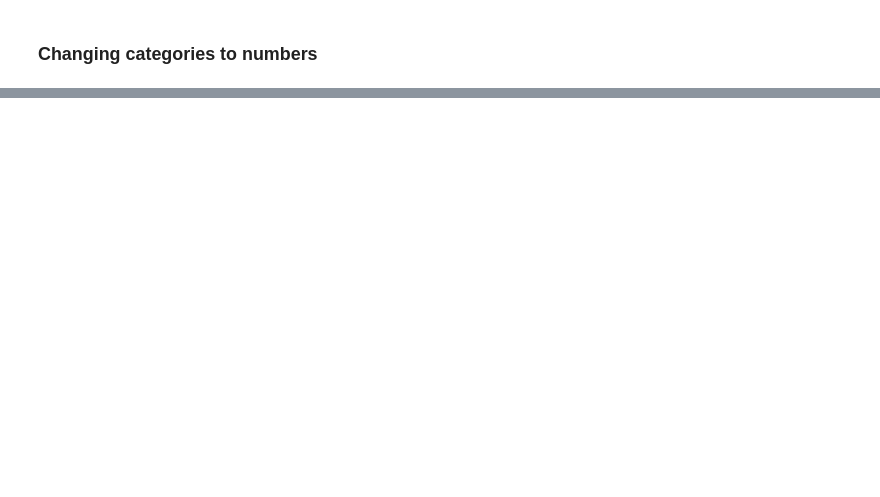
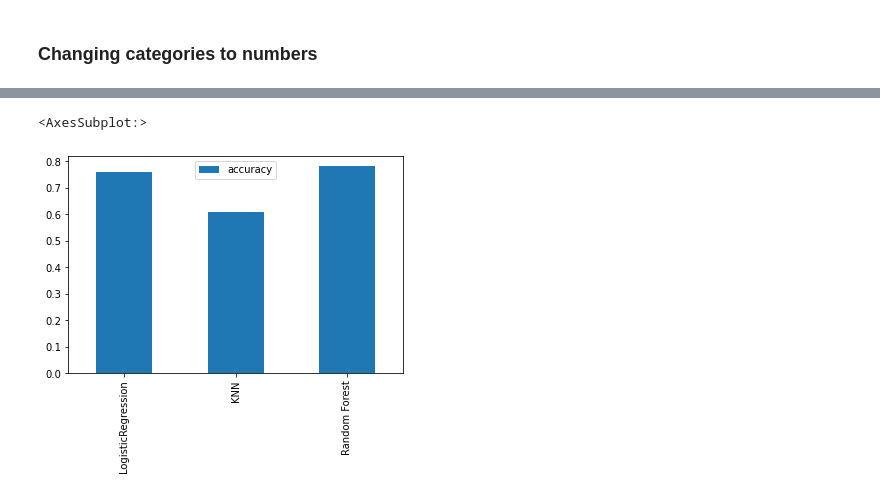
Before and after one commit to Shahnewaz-Karim/Titanic_survival_prediction_LogReg_KN_RF, a Jupyter notebook: Titanic survival prediction.ipynb, the cells around one changed output, grey strips where cells are left out. Cells and saved outputs as stored; diff of their text form; code cells hidden in the pictures; blank space fills up the shorter version.

```diff
--- a/Titanic survival prediction.ipynb
+++ b/Titanic survival prediction.ipynb
@@ -458,0 +573,39 @@ Name: Embarked, dtype: int64
+# %%
+# A dictionary of the models
+
+models = {"LogisticRegression": LogisticRegression(),
+          "KNN": KNeighborsClassifier(),
+          "Random Forest": RandomForestClassifier()}
+
+# Funciton to fit and score models
+def fit_and_score(models, X_train, X_test, y_train, y_test):
+    """
+    Fits and evaluates machine learning models.
+    models: a dict of different scikit learn ML models
+    X_train: training data (no labels)
+    X_test: testing data (no labels)
+    y_train: training labels
+    y_test: test labels
+    """
+
+    # Set random seed
+    np.random.seed(16)
+
+    # Dictionary to keep model scores
+    model_scores ={}
+
+    # Loop through models
+    for name, model in models.items():
+        # Fit the model to the data
+        model.fit(X_train, y_train)
+        # Evaluate the model
+        model_scores[name] = model.score(X_test, y_test)
+    return model_scores
+# %%
+model_scores = fit_and_score(models = models,
+                             X_train = transformed_X_train,
+                             X_test = transformed_X_valid,
+                             y_train = y_train,
+                             y_test = y_valid)
+
+model_scores
@@ -458,0 +623,6 @@ Name: Embarked, dtype: int64
+# %%
+model_compare = pd.DataFrame(model_scores, index = ["accuracy"])
+model_compare.T.plot.bar()
+# %% [output]
+<AxesSubplot:>
+[figure, added]
```
Also changed, not shown: parts of 30 cells of this notebook.
